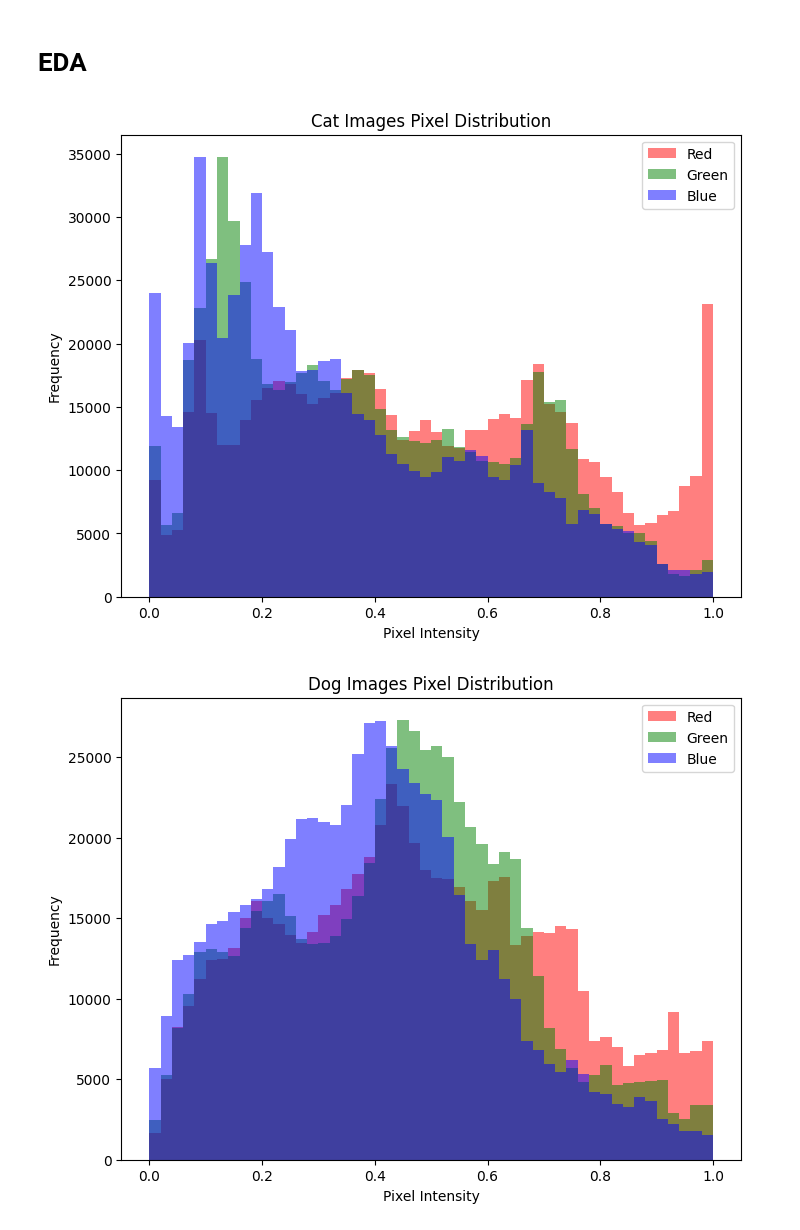
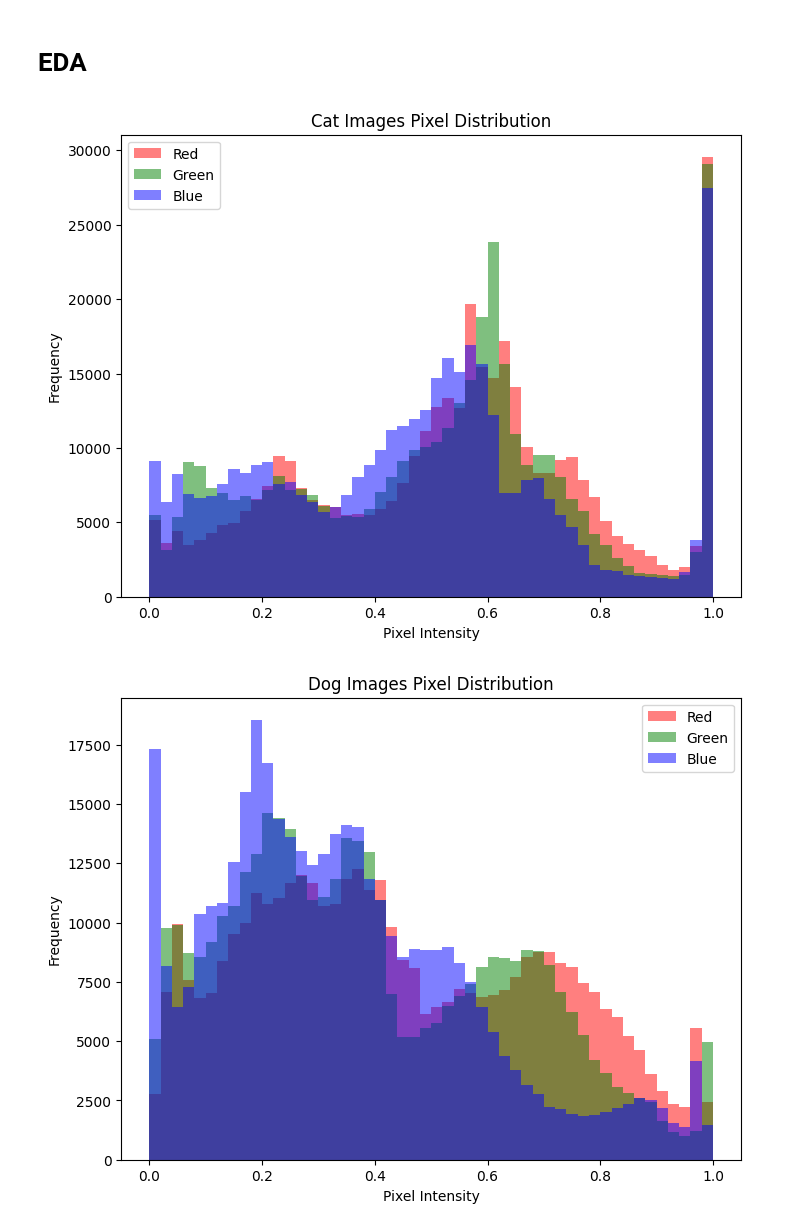
Before and after one commit to davidhwilliams/catdog-image-translation, a Jupyter notebook: catdog-image-translation.ipynb, the cells around one changed output. Cells and saved outputs as stored; diff of their text form; code cells hidden in the pictures.

```diff
--- a/catdog-image-translation.ipynb
+++ b/catdog-image-translation.ipynb
@@ -186,38 +248,35 @@ plot_image_grid(sample_dogs, "Sample Dog Images")
 # %%
 # Function to plot per-channel histograms
 def plot_channel_histograms(images, title):
     # Convert images from [-1,1] to [0,1]
     images = images * 0.5 + 0.5
     channels = ["Red", "Green", "Blue"]
     colors = ["r", "g", "b"]
 
     plt.figure(figsize=(8, 6))
     for i, color in enumerate(colors):
         channel_data = images[:, :, :, i].flatten()
         plt.hist(channel_data, bins=50, alpha=0.5, color=color, label=channels[i])
     plt.title(title)
     plt.xlabel("Pixel Intensity")
     plt.ylabel("Frequency")
     plt.legend()
     plt.show()
 
 
 # Function to compute and print mean and standard deviation
 def compute_stats(images):
     # Convert images from [-1,1] to [0,1]
     images = images * 0.5 + 0.5
     mean = np.mean(images, axis=(0, 1, 2))
     std = np.std(images, axis=(0, 1, 2))
     return mean, std
 
 
-sample_dogs = get_sample_images(dog_ds)
-sample_cats = get_sample_images(cat_ds)
-
 # Plot channel histograms
-plot_channel_histograms(sample_cats, "Cat Images Pixel Distribution")
-plot_channel_histograms(sample_dogs, "Dog Images Pixel Distribution")
+plot_channel_histograms(sample_monets, "Cat Images Pixel Distribution")
+plot_channel_histograms(sample_photos, "Dog Images Pixel Distribution")
 # %% [output]
-[figure, old version]
+[figure, new version]
-[figure, old version]
+[figure, new version]
 # %%
```
Also changed, not shown: parts of 23 cells of this notebook.
